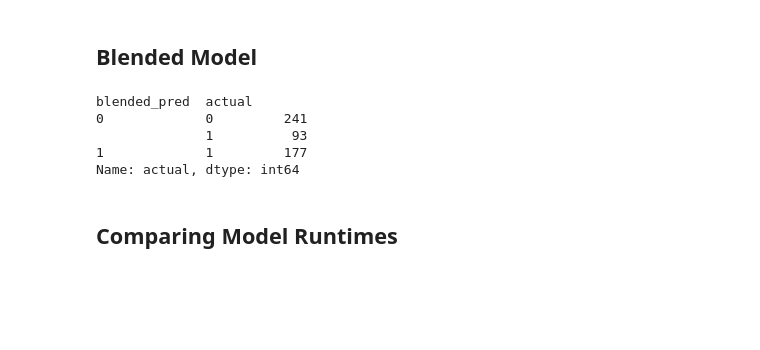
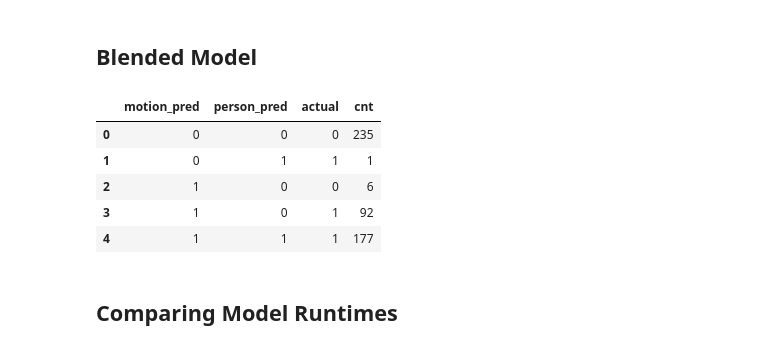
Before and after one commit to ian-whitestone/rpi-security-system, a Jupyter notebook: analysis/analysis.ipynb, the cells around one changed output. Drawn from its saved outputs; the diff is of its cells as text; code cells hidden in the pictures; blank space fills up the shorter version.

```diff
--- a/analysis/analysis.ipynb
+++ b/analysis/analysis.ipynb
@@ -265,17 +195,22 @@ df2.loc[(df2.motion_pred == 1) & (df2.person_pred == 1), 'blended_pred'] = 1
 # %%
 
 # 93 missed are actually cases where it tagged someone in the frame within the last 5 minutes,
 # but then person was working in the corner of the picture in the kitchen and their head
 # was not being picked up by the people classifier
 # technically can ignore these, since the system has already correct flagged someone as being
 # present earlier when they walked into the frame
-df2.groupby(['blended_pred', 'actual']).actual.count() #.last_30_mean.agg({'mean': 'mean', 'cnt': 'count'}).reset_index()
+
+ #.last_30_mean.agg({'mean': 'mean', 'cnt': 'count'}).reset_index()
+
+# df2.groupby(['blended_pred', 'actual']).pred.count().reset_index(name='cnt')
+df2.groupby(['motion_pred', 'person_pred', 'actual']).pred.count().reset_index(name='cnt')
 # %% [output]
-blended_pred  actual
-0             0         241
-              1          93
-1             1         177
-Name: actual, dtype: int64
+|  | motion_pred | person_pred | actual | cnt |
+| 0 | 0 | 0 | 0 | 235 |
+| 1 | 0 | 1 | 1 | 1 |
+| 2 | 1 | 0 | 0 | 6 |
+| 3 | 1 | 0 | 1 | 92 |
+| 4 | 1 | 1 | 1 | 177 |
 # %% [markdown]
 ## Comparing Model Runtimes
 # %%
```
Also changed, not shown: parts of 12 cells of this notebook, 1 other file.
